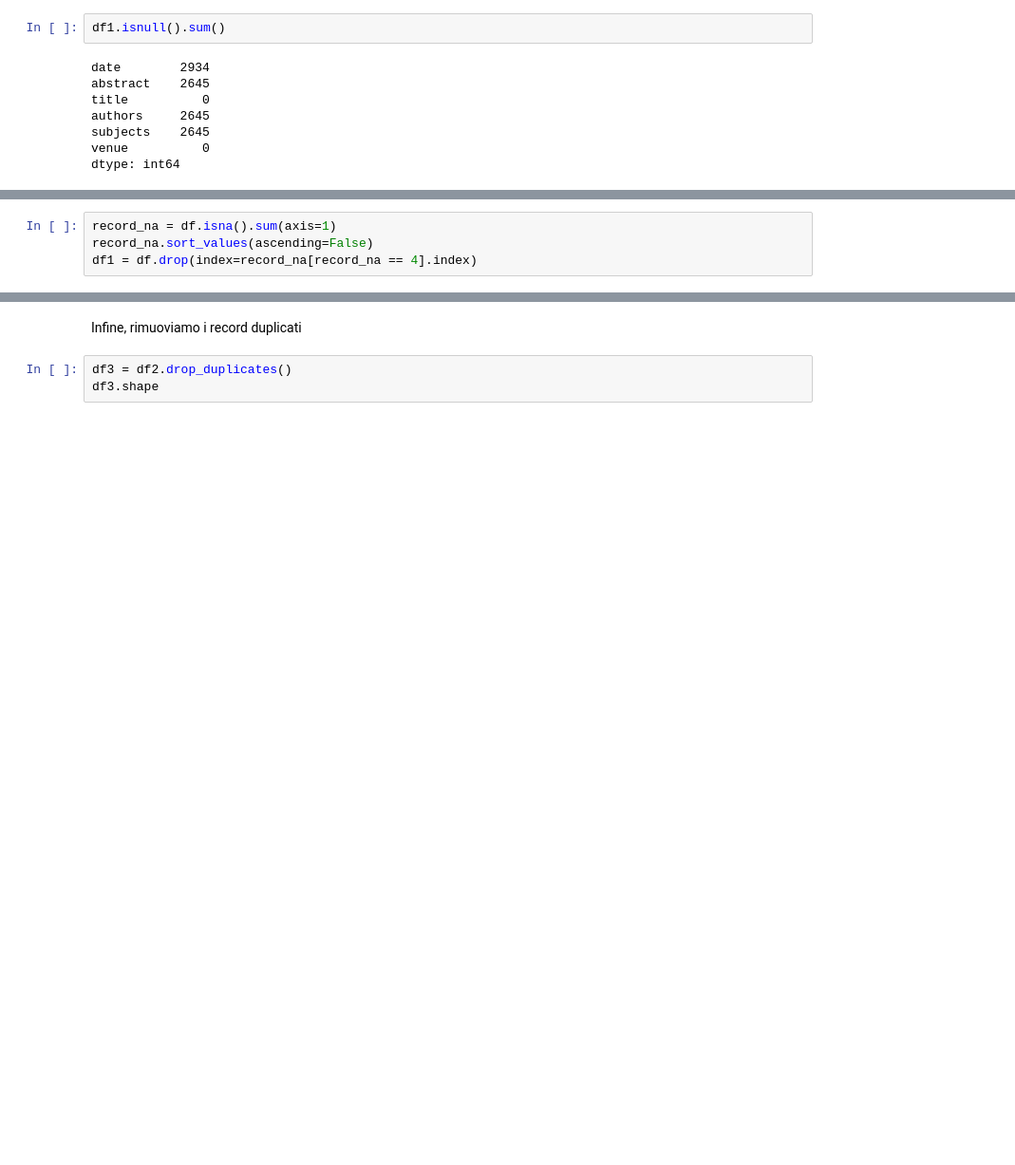
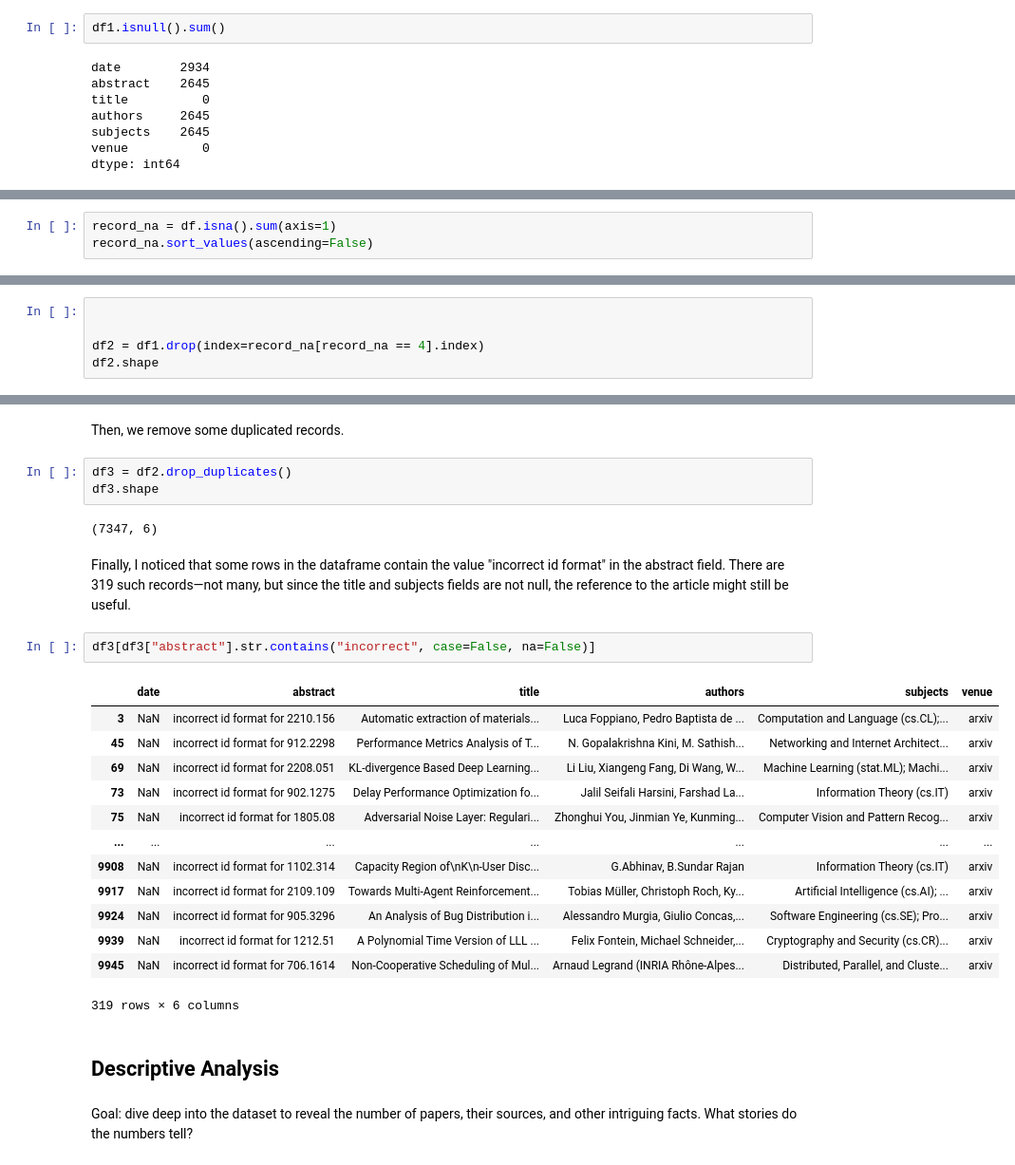
Before and after one commit to elena563/my_data_analysis_learning_path, a Jupyter notebook: ex_01_papers/papers_analysis.ipynb, the cells around one changed output, grey strips where cells are left out. Shown: that part at 95% size. Saved outputs shown, nothing was run; the diff lists cells and outputs as text; blank space fills up the shorter version.

Commit message:
ex1- descriptive analysis

```diff
--- a/ex_01_papers/papers_analysis.ipynb
+++ b/ex_01_papers/papers_analysis.ipynb
@@ -81,4 +84,3 @@ dtype: int64
 # %%
 record_na = df.isna().sum(axis=1)
 record_na.sort_values(ascending=False)
-df1 = df.drop(index=record_na[record_na == 4].index)
@@ -86,0 +106,5 @@ La variabile importing_date ha un numero di missing molto elevato, superiore al
+# %%
+
+
+df2 = df1.drop(index=record_na[record_na == 4].index)
+df2.shape
@@ -97,5 +156,29 @@ df2[df2.duplicated(keep=False)].sort_values("abstract")
-# %% [markdown]
-Infine, rimuoviamo i record duplicati
+# %% [markdown]
+Then, we remove some duplicated records.
 # %%
 df3 = df2.drop_duplicates()
 df3.shape
+# %% [output]
+(7347, 6)
+# %% [markdown]
+Finally, I noticed that some rows in the dataframe contain the value "incorrect id format" in the abstract field. There are 319 such records—not many, but since the title and subjects fields are not null, the reference to the article might still be useful.
+# %%
+df3[df3["abstract"].str.contains("incorrect", case=False, na=False)]
+# %% [output]
+|  | date | abstract | title | authors | subjects | venue |
+| 3 | NaN | incorrect id format for 2210.156 | Automatic extraction of materials... | Luca Foppiano, Pedro Baptista de ... | Computation and Language (cs.CL);... | arxiv |
+| 45 | NaN | incorrect id format for 912.2298 | Performance Metrics Analysis of T... | N. Gopalakrishna Kini, M. Sathish... | Networking and Internet Architect... | arxiv |
+| 69 | NaN | incorrect id format for 2208.051 | KL-divergence Based Deep Learning... | Li Liu, Xiangeng Fang, Di Wang, W... | Machine Learning (stat.ML); Machi... | arxiv |
+| 73 | NaN | incorrect id format for 902.1275 | Delay Performance Optimization fo... | Jalil Seifali Harsini, Farshad La... | Information Theory (cs.IT) | arxiv |
+| 75 | NaN | incorrect id format for 1805.08 | Adversarial Noise Layer: Regulari... | Zhonghui You, Jinmian Ye, Kunming... | Computer Vision and Pattern Recog... | arxiv |
+| ... | ... | ... | ... | ... | ... | ... |
+| 9908 | NaN | incorrect id format for 1102.314 | Capacity Region of\nK\n-User Disc... | G.Abhinav, B.Sundar Rajan | Information Theory (cs.IT) | arxiv |
+| 9917 | NaN | incorrect id format for 2109.109 | Towards Multi-Agent Reinforcement... | Tobias Müller, Christoph Roch, Ky... | Artificial Intelligence (cs.AI); ... | arxiv |
+| 9924 | NaN | incorrect id format for 905.3296 | An Analysis of Bug Distribution i... | Alessandro Murgia, Giulio Concas,... | Software Engineering (cs.SE); Pro... | arxiv |
+| 9939 | NaN | incorrect id format for 1212.51 | A Polynomial Time Version of LLL ... | Felix Fontein, Michael Schneider,... | Cryptography and Security (cs.CR)... | arxiv |
+| 9945 | NaN | incorrect id format for 706.1614 | Non-Cooperative Scheduling of Mul... | Arnaud Legrand (INRIA Rhône-Alpes... | Distributed, Parallel, and Cluste... | arxiv |
+319 rows × 6 columns
+# %% [markdown]
+## Descriptive Analysis
+# %% [markdown]
+Goal: dive deep into the dataset to reveal the number of papers, their sources, and other intriguing facts. What stories do the numbers tell?
```
Also changed, not shown: parts of 26 cells of this notebook.
